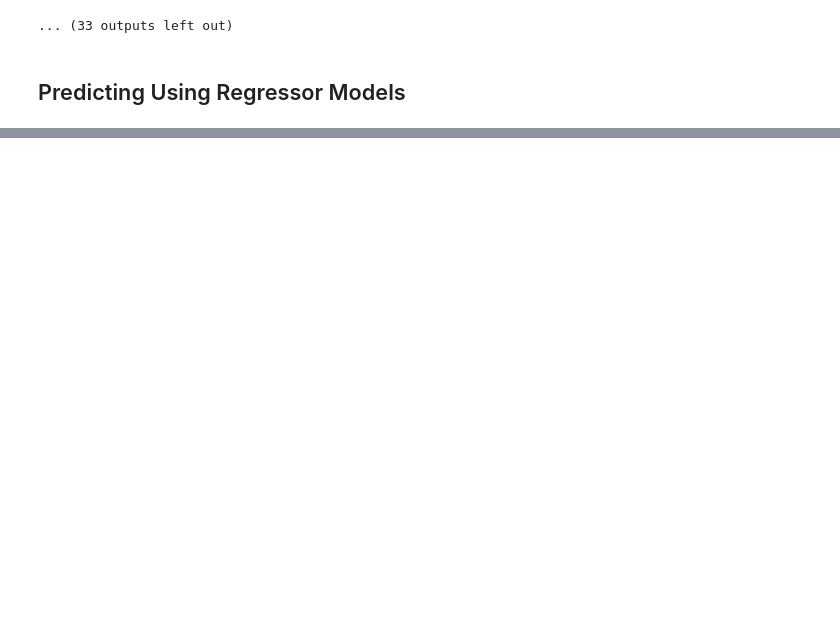
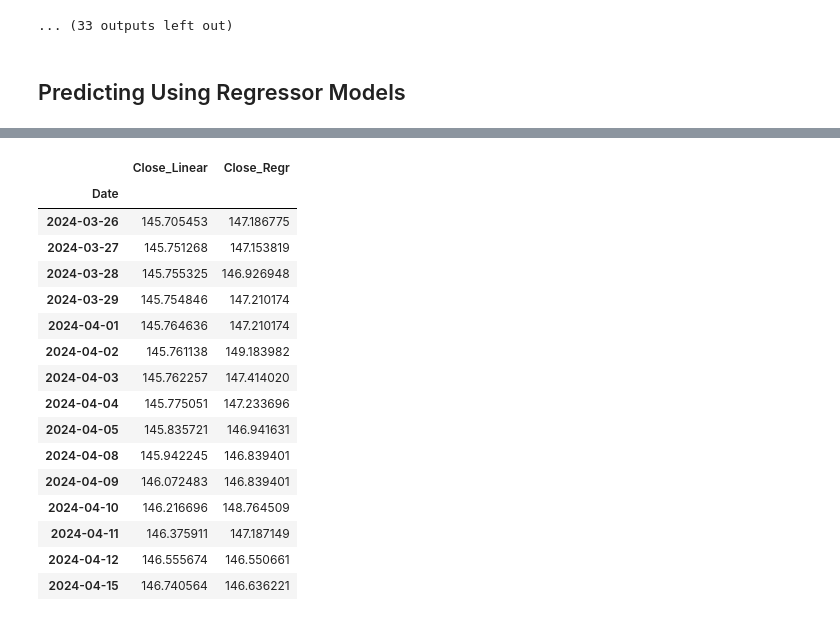
Before and after one commit to catherineGit/Project-2, a Jupyter notebook: Price_Prediction_Models.ipynb, the cells around one changed output, grey strips where cells are left out. Drawn from its saved outputs; the diff is of its cells as text; code cells hidden in the pictures; blank space fills up the shorter version.

```diff
--- a/Price_Prediction_Models.ipynb
+++ b/Price_Prediction_Models.ipynb
@@ -715,3 +715,30 @@ MMM:3M
 regressor_plot*future_plot*future_plot_regr
 # %% [output]
 [interactive output not drawn]
+# %%
+linear_close = future_stock_price[['Close']].rename(columns={'Close':'Close_Linear'})
+regr_close = future_stock_price_regr[['Close']].rename(columns={'Close':'Close_Regr'})
+
+combined_df = pd.concat([linear_close,regr_close],axis=1).dropna()
+
+display(combined_df.loc[today:])
+
+combined_df.loc[today:].hvplot()
+# %% [output]
+|  | Close_Linear | Close_Regr |
+| Date |  |  |
+| 2024-03-26 | 145.705453 | 147.186775 |
+| 2024-03-27 | 145.751268 | 147.153819 |
+| 2024-03-28 | 145.755325 | 146.926948 |
+| 2024-03-29 | 145.754846 | 147.210174 |
+| 2024-04-01 | 145.764636 | 147.210174 |
+| 2024-04-02 | 145.761138 | 149.183982 |
+| 2024-04-03 | 145.762257 | 147.414020 |
+| 2024-04-04 | 145.775051 | 147.233696 |
+| 2024-04-05 | 145.835721 | 146.941631 |
+| 2024-04-08 | 145.942245 | 146.839401 |
+| 2024-04-09 | 146.072483 | 146.839401 |
+| 2024-04-10 | 146.216696 | 148.764509 |
+| 2024-04-11 | 146.375911 | 147.187149 |
+| 2024-04-12 | 146.555674 | 146.550661 |
+| 2024-04-15 | 146.740564 | 146.636221 |
```
Also changed, not shown: parts of 7 cells of this notebook.
